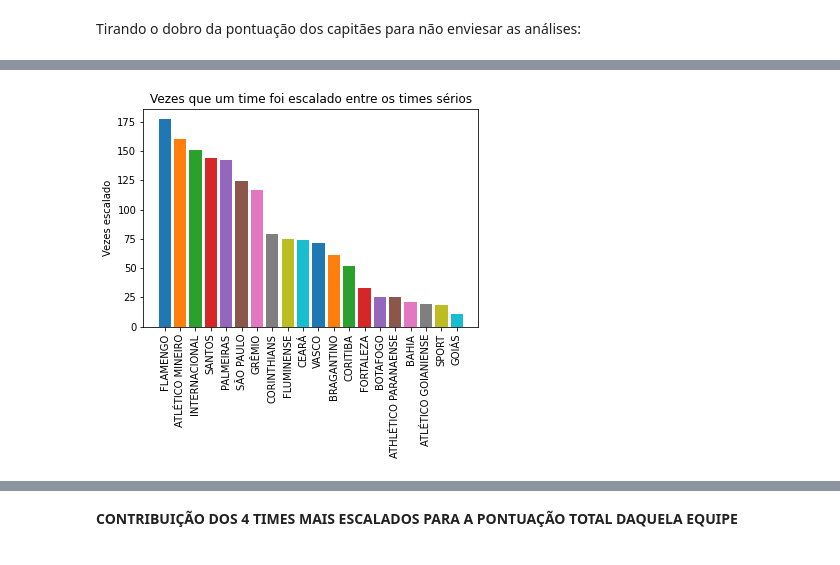
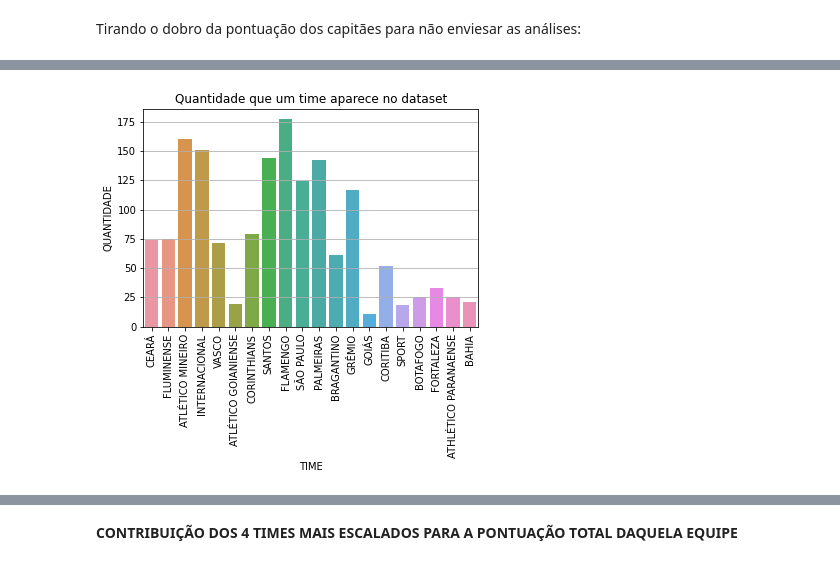
Before and after one commit to Eric-Mendes/estatisticas-quem-cair-calil, a Jupyter notebook: notebooks/estudo_das_escalacoes_times_serios.ipynb, the cells around one changed output, grey strips where cells are left out. Saved outputs shown, nothing was run; the diff lists cells and outputs as text; code cells hidden in the pictures.

```diff
--- a/notebooks/estudo_das_escalacoes_times_serios.ipynb
+++ b/notebooks/estudo_das_escalacoes_times_serios.ipynb
@@ -78,16 +64,11 @@ df['PONTUAÇÃO'] = df.apply(lambda x: x['PONTUAÇÃO'] if x['CAPITÃO'] == 'NÃ
-# %%
-import seaborn as sns
-from collections import Counter
-
-vezes_time = Counter(df['TIME'])
-vezes_time = vezes_time.most_common()
-vezes_time = list(zip(*vezes_time[:-1]))
-
-plt.xticks(rotation='vertical')
-plt.ylabel('Vezes escalado')
-plt.title('Vezes que um time foi escalado entre os times sérios')
-
-plt.bar(vezes_time[0], vezes_time[1], color=sns.color_palette("tab10"))
-plt.show()
-# %% [output]
-[figure, removed]
+# %%
+import seaborn as sns
+
+sns.countplot(x="TIME", data=df)
+plt.title("Quantidade que um time aparece no dataset")
+plt.ylabel('QUANTIDADE')
+plt.xticks(rotation='vertical')
+plt.grid(axis='y')
+plt.show()
+# %% [output]
+[figure, added]
```
Also changed, not shown: parts of 14 cells of this notebook.
